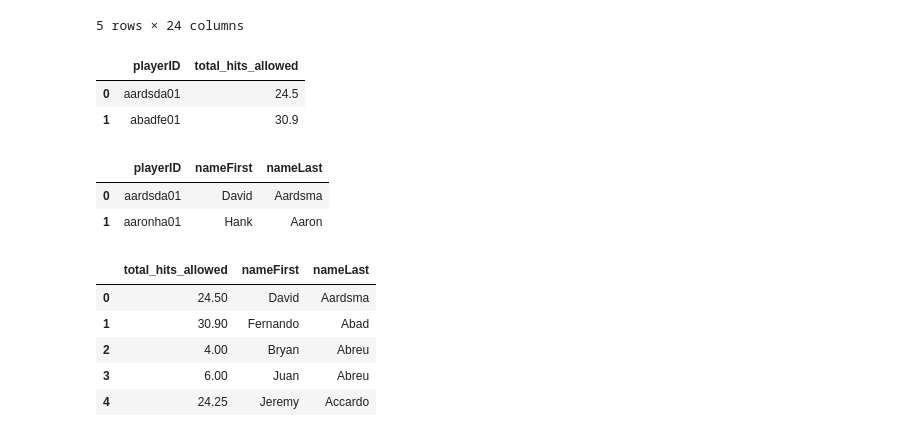
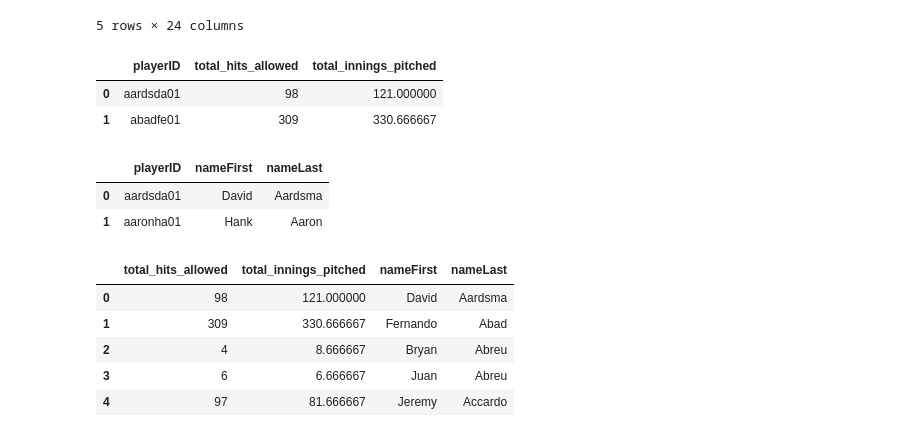
Before and after one commit to ColeBerning35/module2_intro_to_pandas, a Jupyter notebook: 2__10_combining_tables_with_set_like_operations_w_dfply_V2.ipynb, the cells around one changed output. Cells and saved outputs as stored; diff of their text form; code cells hidden in the pictures.

```diff
--- a/2__10_combining_tables_with_set_like_operations_w_dfply_V2.ipynb
+++ b/2__10_combining_tables_with_set_like_operations_w_dfply_V2.ipynb
@@ -325,7 +348,7 @@ uber_by_month = [pd.read_csv(f) for f in uber_files]
 # %%
 import re
 
-month_re = re.compile(r'^\./data/*sample.csv')
+month_re = re.compile(r'^./data/uber-raw-data-([a-z]{3})14-sample.csv$')
 get_month = lambda p: month_re.match(p).group(1)
 month_names = lambda files: [get_month(p) for p in files]
 month_names(uber_files)
@@ -541,16 +624,16 @@ dfs['People'].head()
 # %%
 # Filter, select, and aggregate hits for 2010.
 hits_in_2000s_raw = (dfs['Pitching']
-                   >> select(X.yearID, X.playerID, X.H)
+                   >> select(X.yearID, X.playerID, X.H, X.IPouts)
                    >> filter_by(X.yearID >= 2010, X.yearID >= 2000)
                    >> group_by(X.playerID)
-                   >> summarize(total_hits_allowed = mean(X.H))
+                   >> summarize(total_hits_allowed = X.H.sum(), total_innings_pitched = X.IPouts.sum()/3)
                    )
 hits_in_2000s_raw.head(2)
 # %% [output]
-|  | playerID | total_hits_allowed |
-| 0 | aardsda01 | 24.5 |
-| 1 | abadfe01 | 30.9 |
+|  | playerID | total_hits_allowed | total_innings_pitched |
+| 0 | aardsda01 | 98 | 121.000000 |
+| 1 | abadfe01 | 309 | 330.666667 |
 # %%
 player_names = (dfs['People']
          >> select(X.playerID, X.nameFirst, X.nameLast))
@@ -566,9 +649,9 @@ hits_in_2000s = (hits_in_2000s_raw
                )
 hits_in_2000s.head()
 # %% [output]
-|  | total_hits_allowed | nameFirst | nameLast |
-| 0 | 24.50 | David | Aardsma |
-| 1 | 30.90 | Fernando | Abad |
-| 2 | 4.00 | Bryan | Abreu |
-| 3 | 6.00 | Juan | Abreu |
-| 4 | 24.25 | Jeremy | Accardo |
+|  | total_hits_allowed | total_innings_pitched | nameFirst | nameLast |
+| 0 | 98 | 121.000000 | David | Aardsma |
+| 1 | 309 | 330.666667 | Fernando | Abad |
+| 2 | 4 | 8.666667 | Bryan | Abreu |
+| 3 | 6 | 6.666667 | Juan | Abreu |
+| 4 | 97 | 81.666667 | Jeremy | Accardo |
```
Also changed, not shown: parts of 9 cells of this notebook.
